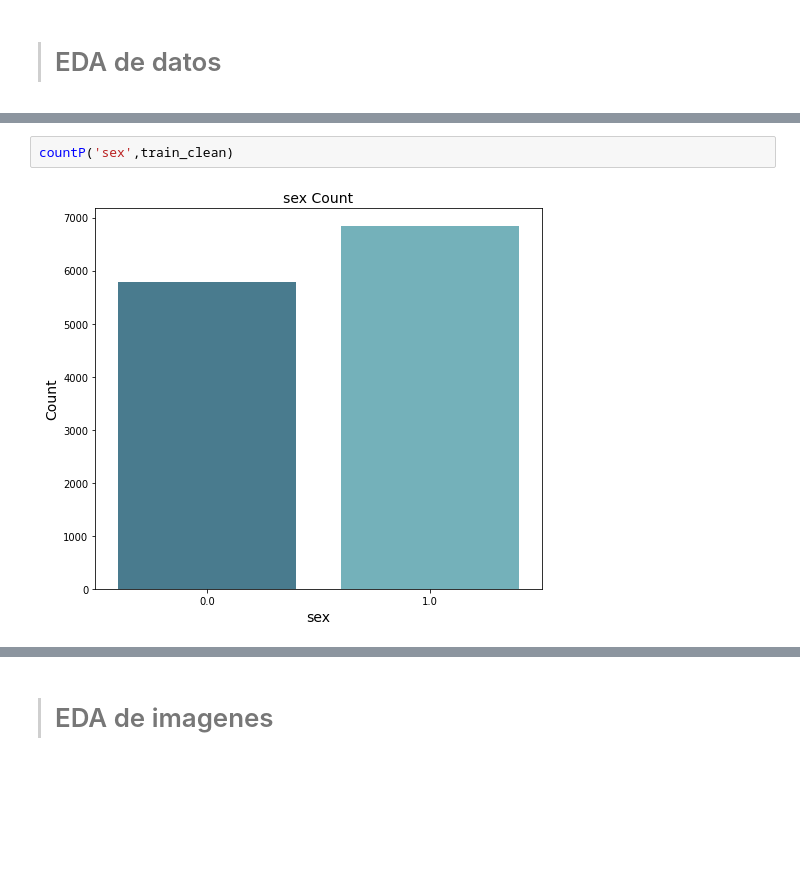
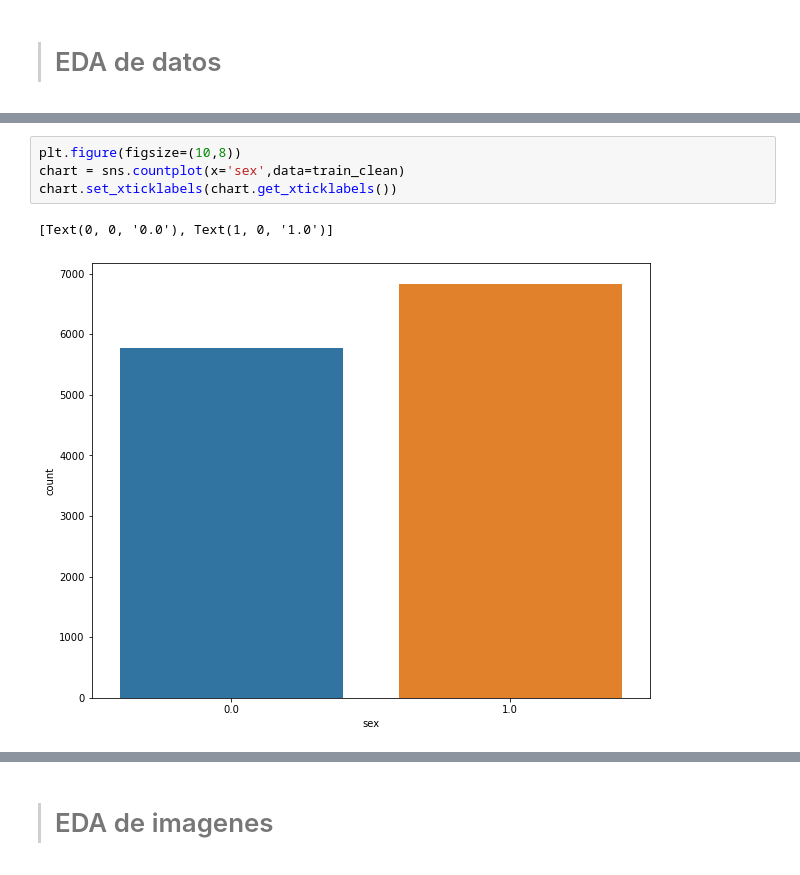
Before and after one commit to Lfquezada/Bone-Age-Prediction-AI, a Jupyter notebook: EDA-P2.ipynb, the cells around one changed output, grey strips where cells are left out. Drawn from its saved outputs; the diff is of its cells as text; blank space fills up the shorter version.

```diff
--- a/EDA-P2.ipynb
+++ b/EDA-P2.ipynb
@@ -80,4 +87,7 @@ sns.jointplot(x='sex', y='boneage',data=train_clean, kind="kde",color='blue',hei
-# %%
-countP('sex',train_clean)
-# %% [output]
-[figure, removed]
+# %%
+plt.figure(figsize=(10,8))
+chart = sns.countplot(x='sex',data=train_clean)
+chart.set_xticklabels(chart.get_xticklabels())
+# %% [output]
+[Text(0, 0, '0.0'), Text(1, 0, '1.0')]
+[figure, added]
```
Also changed, not shown: parts of 8 cells of this notebook.
